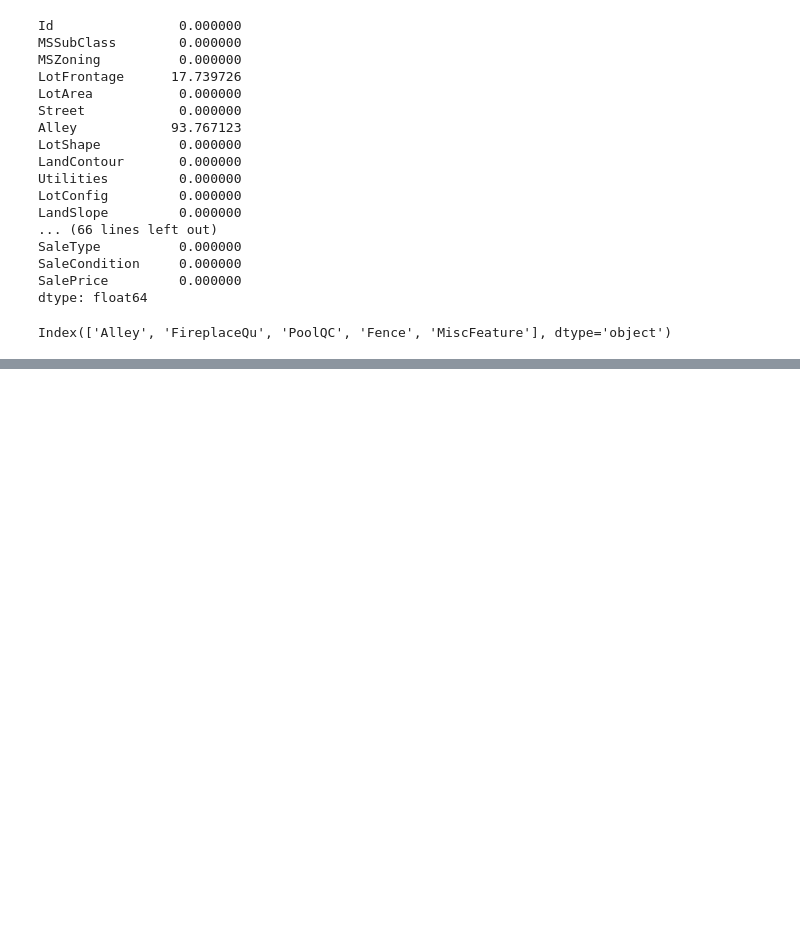
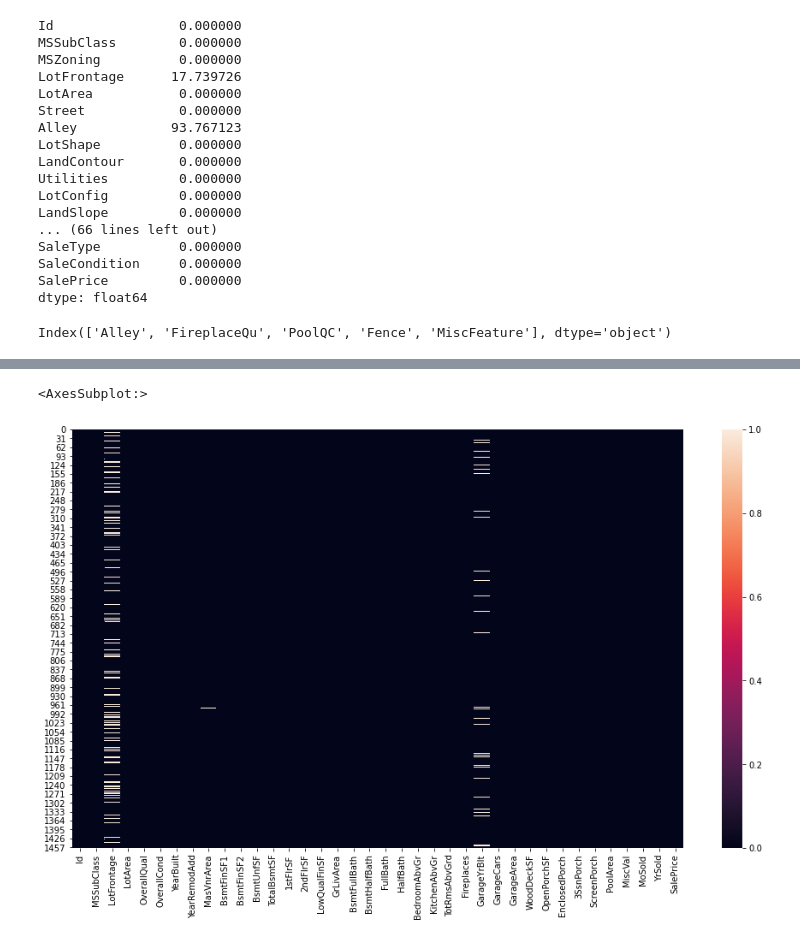
Before and after one commit to AkCoding/ML-House_Price-, a Jupyter notebook: 2_method Fill missing value manually.ipynb, the cells around one changed output, grey strips where cells are left out. Saved outputs shown, nothing was run; the diff lists cells and outputs as text; code cells hidden in the pictures; blank space fills up the shorter version.

Commit message:
Feat : Missing value implutation using Mean

```diff
--- a/2_method Fill missing value manually.ipynb
+++ b/2_method Fill missing value manually.ipynb
@@ -117,3 +117,6 @@ missing_value_clm_gre_20 = missing_value_per[missing_value_per > 20].keys()
 missing_value_clm_gre_20
 # %% [output]
 Index(['Alley', 'FireplaceQu', 'PoolQC', 'Fence', 'MiscFeature'], dtype='object')
+# %%
+df2_drop_clm = df.drop(columns=missing_value_clm_gre_20)
+df2_drop_clm.shape
@@ -119,0 +135,3 @@ Index(['Alley', 'FireplaceQu', 'PoolQC', 'Fence', 'MiscFeature'], dtype='object'
+# %%
+df3_num=df2_drop_clm.select_dtypes(include=['int64','float64'])
+df3_num.head()
@@ -119,0 +145,6 @@ Index(['Alley', 'FireplaceQu', 'PoolQC', 'Fence', 'MiscFeature'], dtype='object'
+# %%
+plt.figure(figsize=(16,9))
+sns.heatmap(df3_num.isnull())
+# %% [output]
+<AxesSubplot:>
+[figure, added]
```
Also changed, not shown: parts of 9 cells of this notebook.
